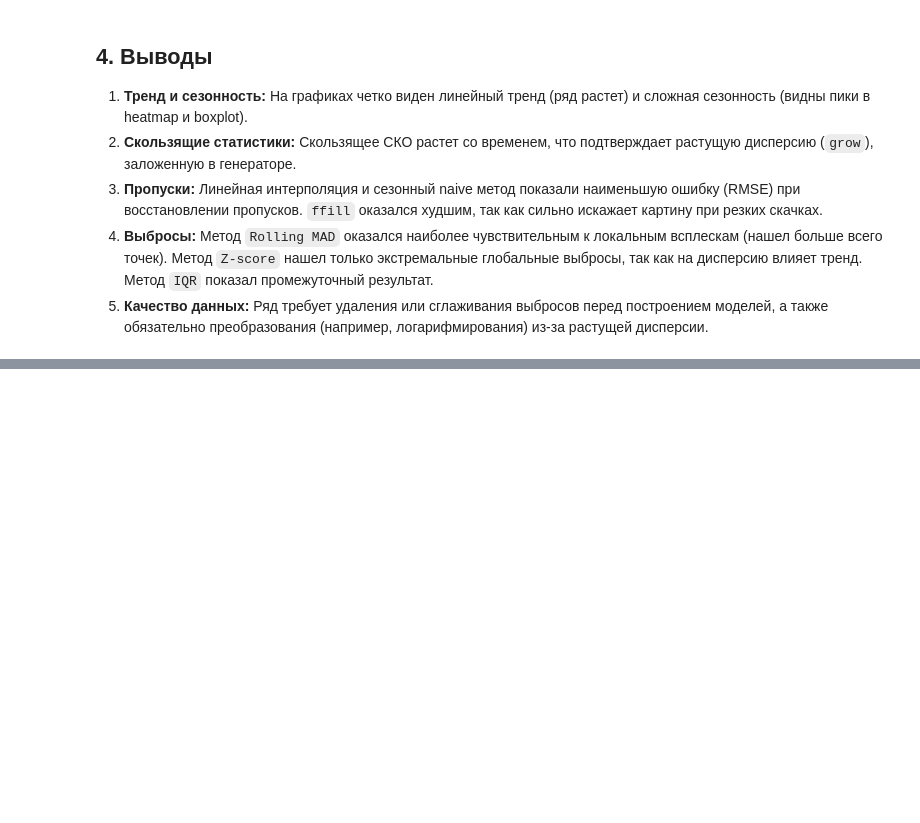
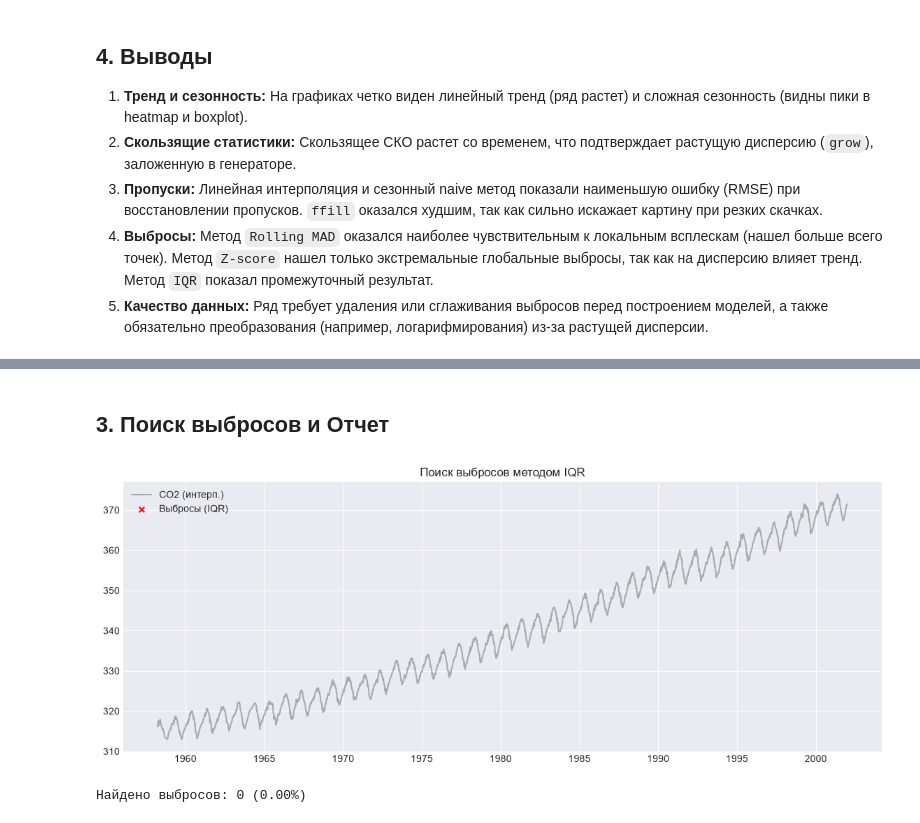
Before and after one commit to zukdan/ts_lab_1-Zulfikarov, a Jupyter notebook: lab_2_eda (1 Pract).ipynb, the cells around one changed output, grey strips where cells are left out. Saved outputs shown, nothing was run; the diff lists cells and outputs as text; code cells hidden in the pictures; blank space fills up the shorter version.

```diff
--- a/lab_2_eda (1 Pract).ipynb
+++ b/lab_2_eda (1 Pract).ipynb
@@ -189,0 +320,20 @@ Rolling MAD нашел: 92 выбросов
+# %% [markdown]
+## 3. Поиск выбросов и Отчет
+# %%
+s = df['CO2'].interpolate()
+Q1 = s.quantile(0.25)
+Q3 = s.quantile(0.75)
+IQR = Q3 - Q1
+outliers = (s < Q1 - 1.5 * IQR) | (s > Q3 + 1.5 * IQR)
+
+plt.figure(figsize=(14, 5))
+plt.plot(s.index, s, label='CO2 (интерп.)', color='gray', alpha=0.6)
+plt.scatter(s.index[outliers], s[outliers], color='red', label='Выбросы (IQR)', s=30, marker='x')
+plt.title('Поиск выбросов методом IQR')
+plt.legend()
+plt.show()
+
+print(f"Найдено выбросов: {outliers.sum()} ({outliers.sum() / len(s) * 100:.2f}%)")
+# %% [output]
+[figure, added]
+Найдено выбросов: 0 (0.00%)
```
Also changed, not shown: parts of 8 cells of this notebook.
